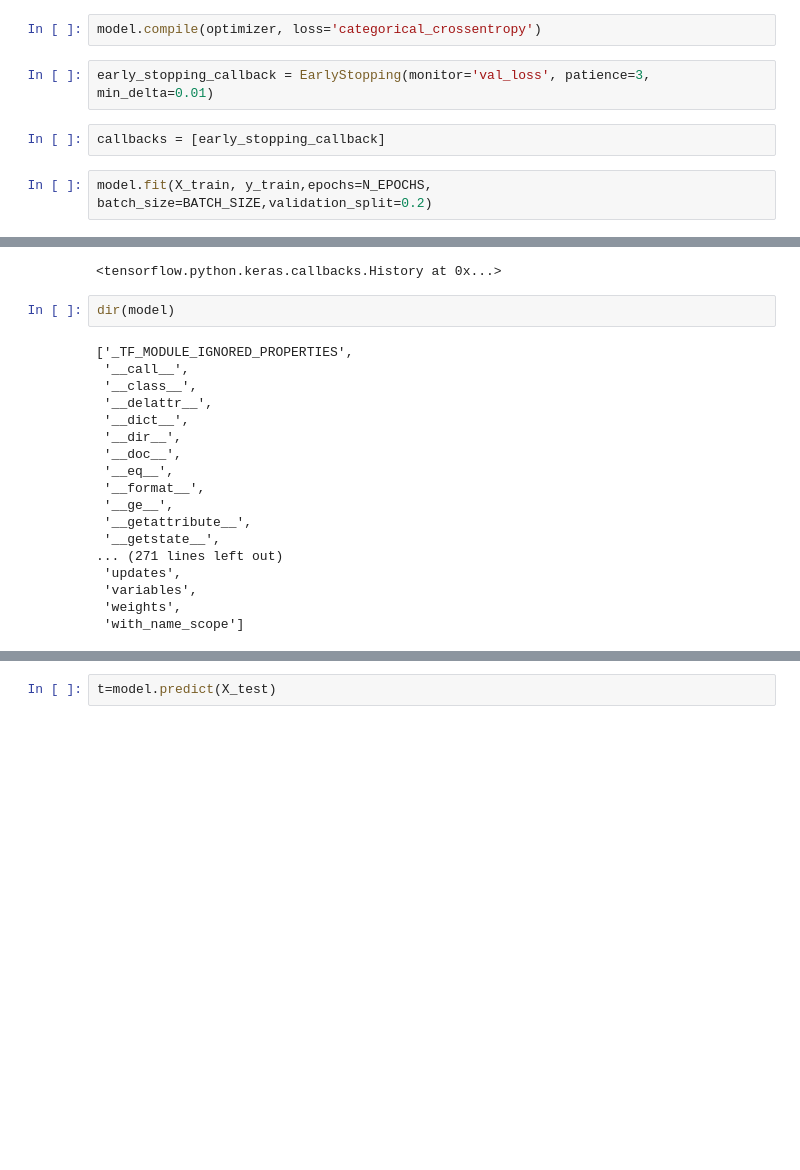
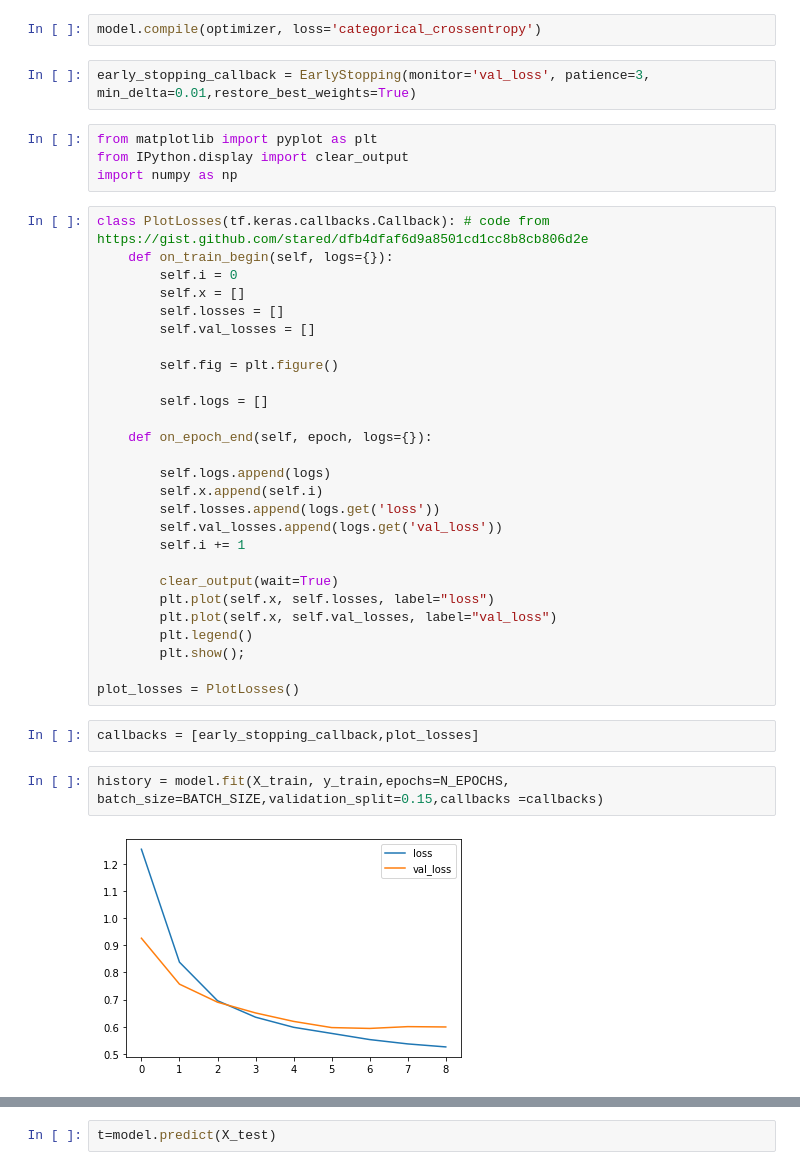
Before and after one commit to wannaphong/open-thai-nlp-document, a Jupyter notebook: quantum-nlp/text-classification/what_the_quantum-n3.ipynb, the cells around one changed output, grey strips where cells are left out. Drawn from its saved outputs; the diff is of its cells as text; blank space fills up the shorter version.

```diff
--- a/quantum-nlp/text-classification/what_the_quantum-n3.ipynb
+++ b/quantum-nlp/text-classification/what_the_quantum-n3.ipynb
@@ -281,9 +281,41 @@ optimizer = tf.keras.optimizers.Adam(learning_rate=0.01)
 # %%
 model.compile(optimizer, loss='categorical_crossentropy')
 # %%
-early_stopping_callback = EarlyStopping(monitor='val_loss', patience=3, min_delta=0.01)
+early_stopping_callback = EarlyStopping(monitor='val_loss', patience=3, min_delta=0.01,restore_best_weights=True)
+# %%
+from matplotlib import pyplot as plt
+from IPython.display import clear_output
+import numpy as np
+# %%
+class PlotLosses(tf.keras.callbacks.Callback): # code from https://gist.github.com/stared/dfb4dfaf6d9a8501cd1cc8b8cb806d2e
+    def on_train_begin(self, logs={}):
+        self.i = 0
+        self.x = []
+        self.losses = []
+        self.val_losses = []
+
+        self.fig = plt.figure()
+
+        self.logs = []
+
+    def on_epoch_end(self, epoch, logs={}):
+
+        self.logs.append(logs)
+        self.x.append(self.i)
+        self.losses.append(logs.get('loss'))
+        self.val_losses.append(logs.get('val_loss'))
+        self.i += 1
+
+        clear_output(wait=True)
+        plt.plot(self.x, self.losses, label="loss")
+        plt.plot(self.x, self.val_losses, label="val_loss")
+        plt.legend()
+        plt.show();
+
+plot_losses = PlotLosses()
 # %%
-callbacks = [early_stopping_callback]
+callbacks = [early_stopping_callback,plot_losses]
 # %%
-model.fit(X_train, y_train,epochs=N_EPOCHS, batch_size=BATCH_SIZE,validation_split=0.2)
+history = model.fit(X_train, y_train,epochs=N_EPOCHS, batch_size=BATCH_SIZE,validation_split=0.15,callbacks =callbacks)
 # %% [output]
+[figure, added]
@@ -307,24 +323,3 @@ Epoch 20/20
-<tensorflow.python.keras.callbacks.History at 0x...>
-# %%
-dir(model)
-# %% [output]
-['_TF_MODULE_IGNORED_PROPERTIES',
- '__call__',
- '__class__',
- '__delattr__',
- '__dict__',
- '__dir__',
- '__doc__',
- '__eq__',
- '__format__',
- '__ge__',
- '__getattribute__',
- '__getstate__',
-... (271 lines left out)
- 'updates',
- 'variables',
- 'weights',
- 'with_name_scope']
 # %%
 model.predict(X_test)
 # %% [output]
```
Also changed, not shown: parts of 8 cells of this notebook, 11 other files.
